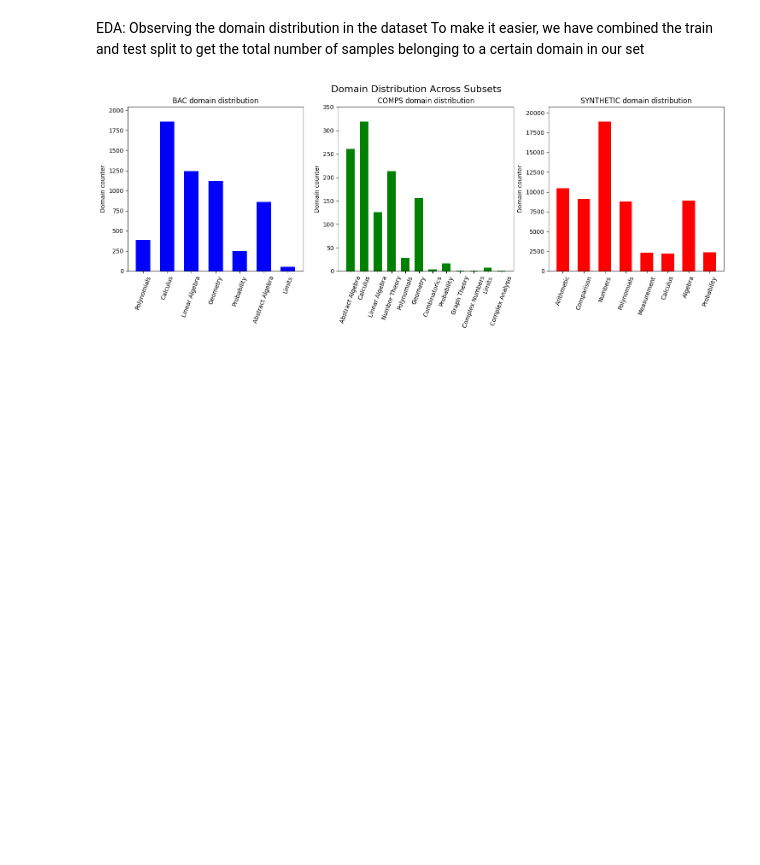
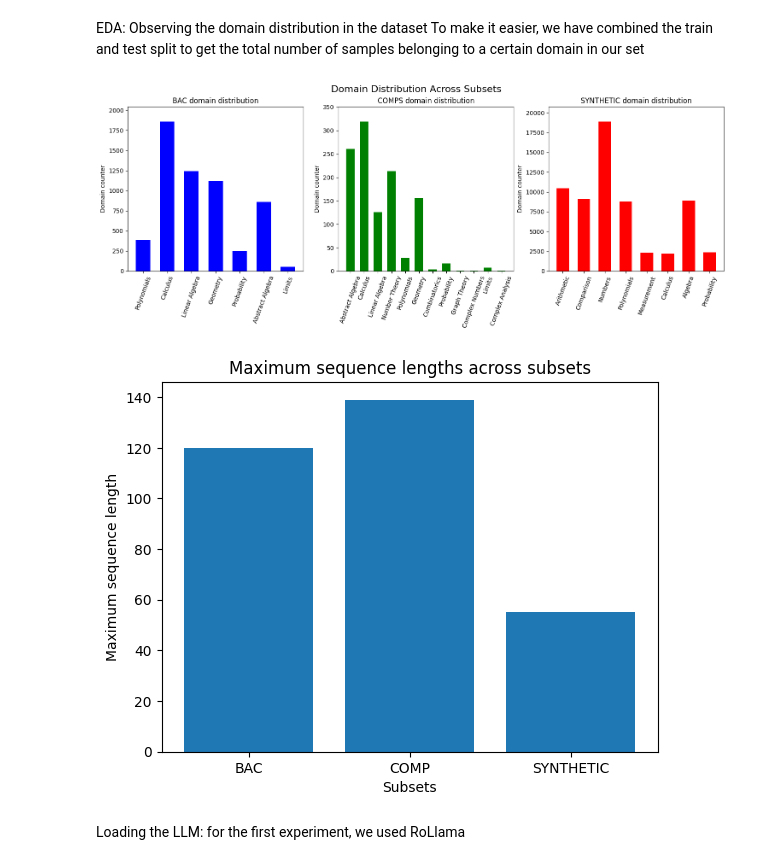
Before and after one commit to SabinZibileanu/RomanianMathQA-NLP, a Jupyter notebook: RomanianQA.ipynb, the cells around one changed output. Saved outputs shown, nothing was run; the diff lists cells and outputs as text; code cells hidden in the pictures; blank space fills up the shorter version.

```diff
--- a/RomanianQA.ipynb
+++ b/RomanianQA.ipynb
@@ -43,9 +54,12 @@ class DatasetAnalyzer:
     A class that helps with EDA.
     Currently supports:
     - Computing domain frequency distributions for each dataset subset (bac, comps, synthetic).
+    - Getting the max sequence length per set to get an idea of the max_seq_len hyperparameter for LLM fine tuning
   """
 
   DOMAIN_COLUMN_NAME = 'domain'
+  PROBLEM_COLUMN_NAME = 'problem'
+
 
   def __init__(self, ro_math_bac_set, ro_math_comp_set, ro_math_syntethic_set):
     self.data_subsets = {
@@ -61,6 +75,20 @@ class DatasetAnalyzer:
 
     analyzed_subset = self.data_subsets[subset]
     return dict(Counter(analyzed_subset[self.DOMAIN_COLUMN_NAME]))
+
+  def get_max_sequence_length(self, subset:str):
+    if subset not in self.data_subsets:
+      raise ValueError("Invalid data subset")
+
+    max_len = 0
+    analyzed_subset = self.data_subsets[subset]
+
+    for problem in analyzed_subset[self.PROBLEM_COLUMN_NAME]:
+      problem_length = len(problem.split())
+      if problem_length > max_len:
+        max_len = problem_length
+
+    return max_len
 # %%
 class DatasetVisualizer(DatasetAnalyzer):
 
@@ -93,8 +121,20 @@ class DatasetVisualizer(DatasetAnalyzer):
 
     fig.suptitle("Domain Distribution Across Subsets", fontsize=16)
     plt.show()
+
+  def visualize_max_sequence_length(self):
+    overall_max_seq_lengths = [self.get_max_sequence_length(subset) for subset in self.data_subsets]
+    subsets = ['BAC', 'COMP', 'SYNTHETIC']
+
+    plt.bar(subsets, overall_max_seq_lengths)
+    plt.title('Maximum sequence lengths across subsets')
+    plt.xlabel('Subsets')
+    plt.ylabel('Maximum sequence length')
+    plt.show()
 # %%
 dataset_visualizer = DatasetVisualizer(ro_math_bac_set_combined, ro_math_comp_set_combined, ro_math_synthethic_set_combined)
 dataset_visualizer.visualize_domain_distributions()
+dataset_visualizer.visualize_max_sequence_length()
 # %% [output]
 [figure]
+[figure, added]
@@ -102,0 +141,2 @@ dataset_visualizer.visualize_domain_distributions()
+# %% [markdown]
+Loading the LLM: for the first experiment, we used RoLlama
```
Also changed, not shown: parts of 11 cells of this notebook.
